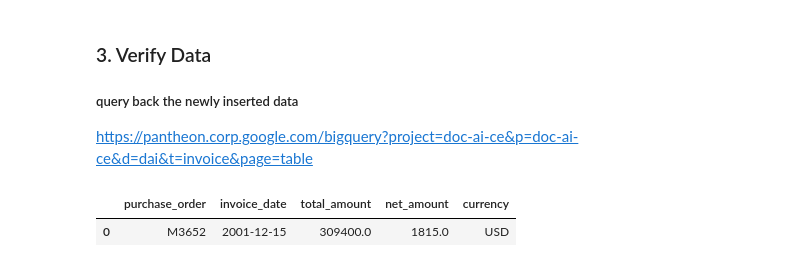
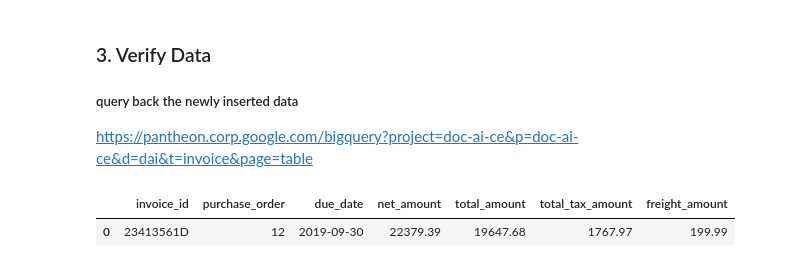
Before and after one commit to will-hill/gcp_notes, a Jupyter notebook: Invoice_to_BigQuery.ipynb, the cells around one changed output. Saved outputs shown, nothing was run; the diff lists cells and outputs as text; code cells hidden in the pictures.

```diff
--- a/Invoice_to_BigQuery.ipynb
+++ b/Invoice_to_BigQuery.ipynb
@@ -23,0 +27,5 @@ Image(filename=INVOICE_PDF, resolution=70)
+# %%
+!mkdir -p invoice_samples
+!gsutil cp gs://cloud-samples-data/documentai/*invoice* ./invoice_samples/
+INVOICE_PDF = './invoice_samples/fake_invoice.pdf'
+INVOICE_PNG = './invoice_samples/fake_invoice.png'
@@ -58,11 +84,15 @@ df_t = df.rename(columns={'type':'index'}).drop(columns=['confidence']).T
 df_t.columns = df_t.iloc[0]
 df_t = df_t.drop(df_t.index[0])
 df_t = df_t.reset_index(drop=True)
-df_t = df_t[['purchase_order','invoice_date', 'total_amount','net_amount','currency']]
-df_t['invoice_date'] = pd.to_datetime(df_t['invoice_date'])
 
-for num_col in ['total_amount', 'net_amount']:
-    df_t[num_col] = pd.to_numeric(df_t[num_col].str.replace(',',''))
+df_t = df_t[['invoice_id','purchase_order','due_date'] + [col for col in df_t.columns if '_amount' in col]]
+
+# transform date column
+df_t['due_date'] = pd.to_datetime(df_t['due_date'])
+
+# transform amount columns
+for num_col in [col for col in df_t.columns if '_amount' in col]:
+    df_t[num_col] = pd.to_numeric(df_t[num_col].replace({'\$':'', ',':''}, regex = True))
 
 df_t
 # %% [output]
@@ -89,13 +117,14 @@ bq = bigquery.Client(project=PROJECT_ID)
 # %%
 bq.delete_table(f'{DATASET}.{TABLE}', not_found_ok=True)
 # %%
-job_config = bigquery.LoadJobConfig(schema=[
-    bigquery.SchemaField("purchase_order", "STRING"),
-    bigquery.SchemaField("invoice_date", "DATE"),
-    bigquery.SchemaField("total_amount", "FLOAT"),
-    bigquery.SchemaField("net_amount", "FLOAT"),
-    bigquery.SchemaField("currency", "STRING")
-])
+schema=[bigquery.SchemaField("invoice_id", "STRING"),
+        bigquery.SchemaField("purchase_order", "STRING"),
+        bigquery.SchemaField("due_date", "TIMESTAMP"),
+        bigquery.SchemaField("total_tax_amount", "FLOAT"),
+        bigquery.SchemaField("freight_amount", "FLOAT"),
+        bigquery.SchemaField("net_amount", "FLOAT"),]
+
+job_config = bigquery.LoadJobConfig(schema=schema)
 
 job = bq.load_table_from_dataframe(df_t, f'{DATASET}.{TABLE}', job_config=job_config)
 job.result().state
@@ -106,7 +135,17 @@ job.result().state
 ##### query back the newly inserted data
 https://pantheon.corp.google.com/bigquery?project=doc-ai-ce&p=doc-ai-ce&d=dai&t=invoice&page=table
 # %%
-bq.query(f'SELECT * FROM {DATASET}.{TABLE}').to_dataframe()
+bq.query(f"""
+    SELECT
+        invoice_id,
+        purchase_order,
+        cast(due_date AS DATE) due_date,
+        net_amount,
+        total_amount,
+        total_tax_amount,
+        freight_amount
+    FROM
+        {DATASET}.{TABLE}""").to_dataframe()
 # %% [output]
-|  | purchase_order | invoice_date | total_amount | net_amount | currency |
-| 0 | M3652 | 2001-12-15 | 309400.0 | 1815.0 | USD |
+|  | invoice_id | purchase_order | due_date | net_amount | total_amount | total_tax_amount | freight_amount |
+| 0 | 23413561D | 12 | 2019-09-30 | 22379.39 | 19647.68 | 1767.97 | 199.99 |
```
Also changed, not shown: parts of 26 cells of this notebook, 1 other file.
